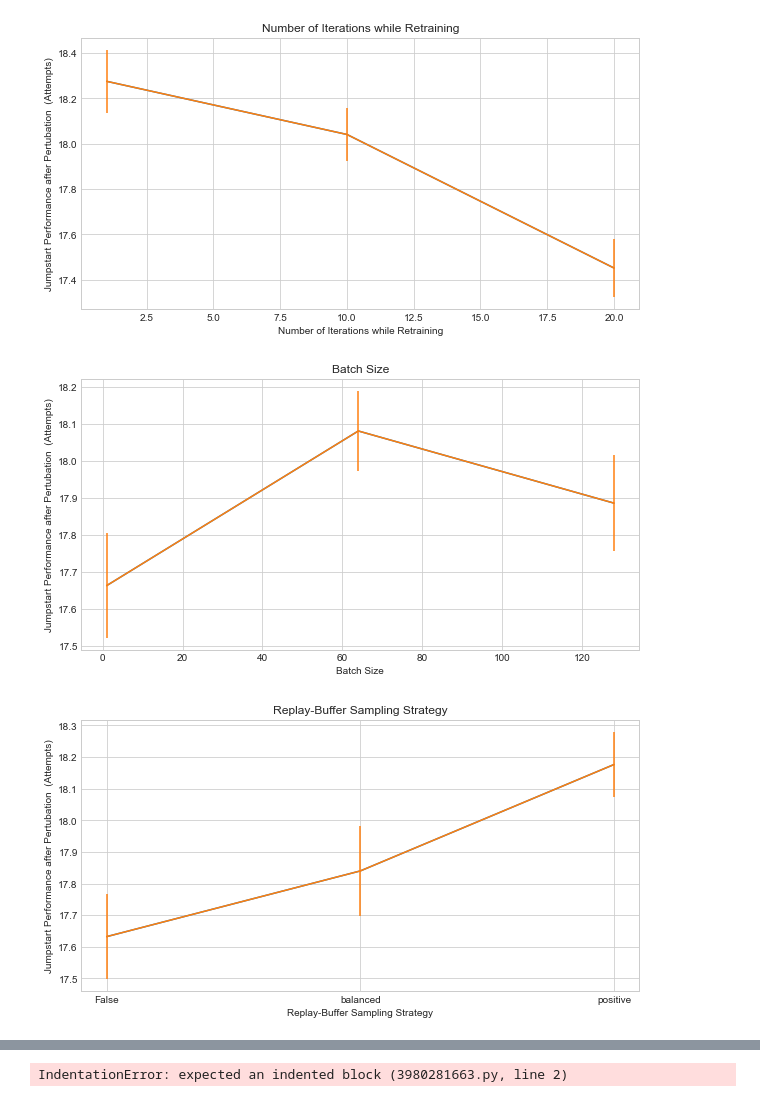
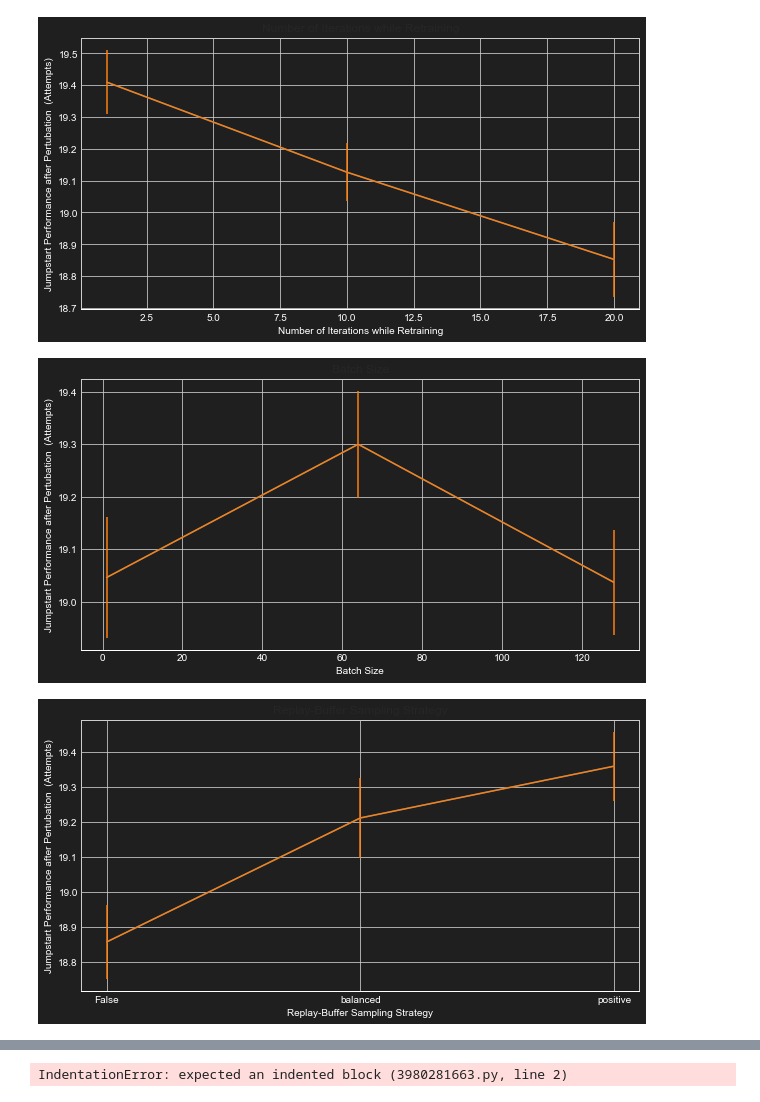
Before and after one commit to hpi-sam/MARL-TransferLearning, a Jupyter notebook: src/eval/evaluation.ipynb, the cells around one changed output, grey strips where cells are left out. Cells and saved outputs as stored; diff of their text form; code cells hidden in the pictures.

Commit message:
added graphics

```diff
--- a/src/eval/evaluation.ipynb
+++ b/src/eval/evaluation.ipynb
@@ -2,7 +2,7 @@
 renames = {
     'off_policy_factor': "Off-Policy Factor",'transfer_strategy': "Knowledge Transfer Strategy",'off_policy_loss_cat': "Use Cross-Entropy Loss as Off-Policy Loss",'retrain_cat': "Use Cross-Entropy Loss while Retraining",'n_retrain': "Number of Iterations while Retraining",'batch_size': "Batch Size",'sampling': "Replay-Buffer Sampling Strategy",'use_exploration': "Sample Action from Prob. Distribution"
 }
-strategies = {"combine": "Combine Replay-Buffers", "replace": "Replace Replay-Buffer", "off": "None", "knowledge_destillation": "Knowledge Destillation"}
+strategies = {"combine": "Combine Replay-Buffers", "replace": "Replace Replay-Buffer", "off": "None", "knowledge_destillation": "Knowledge Distillation"}
 # %%
 import pandas as pd
 import numpy as np
@@ -50,7 +51,7 @@ def inversed_quantile(df: pd.DataFrame, columnName, quantile, mode):
     else:
         df =df.sort_values(columnName, ascending=False)
     return df.iloc[int(quantile*len(df)):].mean() if mode=='mean' else df.iloc[int(quantile*len(df)):].sem()
-
+QUANTILE_SIZE = 0.75
 def plot_effect_of_hyperparameters(df: pd.DataFrame, metric: str):
     df.sort_values(metric)
     for el in s:
@@ -58,21 +59,30 @@ def plot_effect_of_hyperparameters(df: pd.DataFrame, metric: str):
             thisdf = df
         else:
             thisdf = df[df['use_exploration']==False]
-        performance_data_mean = thisdf[[el, metric]].groupby(el).aggregate(lambda x :inversed_quantile(x, metric, 0.9, mode='mean')).reset_index()
-        performance_data_variance = thisdf[[el, metric]].groupby(el).aggregate(lambda x :inversed_quantile(x, metric, 0.9, mode='variance')).reset_index()
+        performance_data_mean = thisdf[[el, metric]].groupby(el).aggregate(lambda x :inversed_quantile(x, metric, QUANTILE_SIZE, mode='mean')).reset_index()
+        performance_data_variance = thisdf[[el, metric]].groupby(el).aggregate(lambda x :inversed_quantile(x, metric, QUANTILE_SIZE, mode='variance')).reset_index()
 
         el = renames[el]
         performance_data_mean = performance_data_mean.rename(renames, axis=1)
         performance_data_variance = performance_data_variance.rename(renames, axis=1)
-        plt.figure(figsize=(10,5))
+        plt.figure(figsize=(10,5),facecolor='#1F1F1F')
+        ax=plt.axes()
+        ax.set_facecolor('#1F1F1F')
         plt.plot(performance_data_mean[el], performance_data_mean[metric])
         plt.errorbar(performance_data_mean[el], performance_data_mean[metric], yerr=performance_data_variance[metric])
-        plt.ylabel(metric)
-        plt.xlabel(el)
+        [t.set_color('white') for t in ax.xaxis.get_ticklines()]
+        [t.set_color('white') for t in ax.xaxis.get_ticklabels()]
+        [t.set_color('white') for t in ax.yaxis.get_ticklines()]
+        [t.set_color('white') for t in ax.yaxis.get_ticklabels()]
+        ax.spines['bottom'].set_color('white')
+        ax.spines['bottom'].set_color('white')
+        plt.ylabel(metric, color="white")
+        plt.xlabel(el, color="white")
 
         if isinstance(performance_data_mean[el][0], (str, np.bool_)):
             plt.xticks(range(len(performance_data_mean[el])), performance_data_mean[el])
         plt.title(el)
-        plt.show()
+        #plt.show()
+        plt.savefig(f'graphics/plot_{el}_quantilesize_{QUANTILE_SIZE}.png', dpi=1000)
 plot_effect_of_hyperparameters(df, 'Jumpstart Performance after Pertubation  (Attempts)')
 # %% [output]
@@ -83,3 +93,3 @@ plot_effect_of_hyperparameters(df, 'Jumpstart Performance after Pertubation  (At
-[figure, old version]
+[figure, new version]
-[figure, old version]
+[figure, new version]
-[figure, old version]
+[figure, new version]
```
Also changed, not shown: parts of 2 cells of this notebook, 16 other files.
